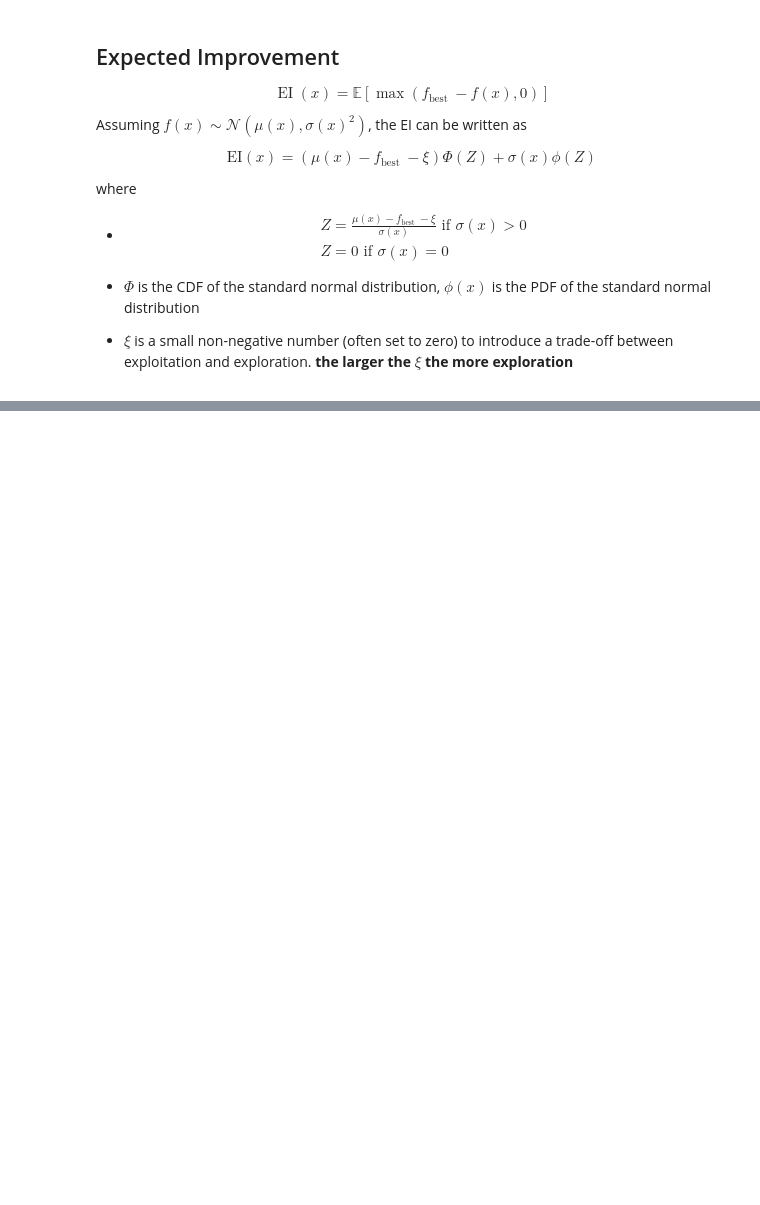
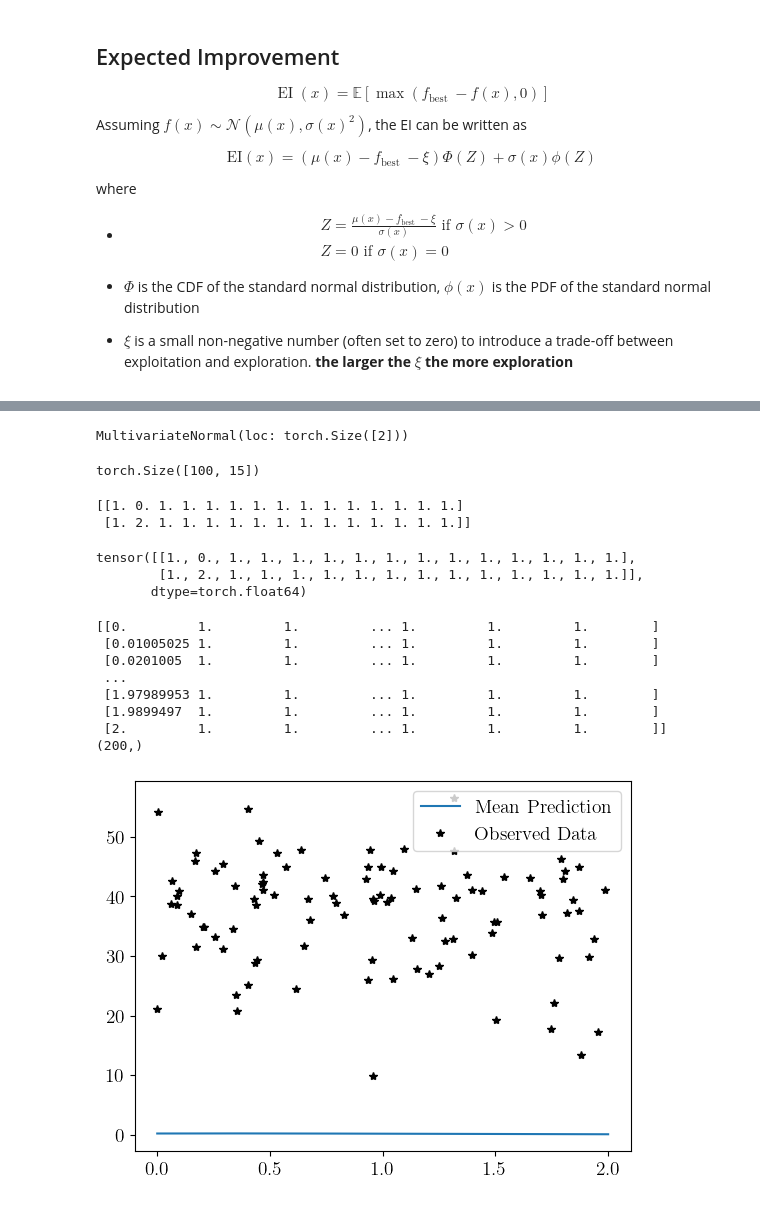
Before and after one commit to AliAlkadhim/Pythia8_SBI_Tune, a Jupyter notebook: code/BayesOpt/Gpytorch_Tune_all_params.ipynb, the cells around one changed output, grey strips where cells are left out. Drawn from its saved outputs; the diff is of its cells as text; code cells hidden in the pictures; blank space fills up the shorter version.

Commit message:
update Gpytorch all parameters

```diff
--- a/code/BayesOpt/Gpytorch_Tune_all_params.ipynb
+++ b/code/BayesOpt/Gpytorch_Tune_all_params.ipynb
@@ -363,3 +340,6 @@ objective function = 2.416050971321793
+# %%
+train_x = train_df[param_names].to_numpy()
+train_y = train_df['chi2'].to_numpy()
 # %%
 train_x.shape
 # %% [output]
@@ -518,0 +426,68 @@ torch.Size([1])
+# %%
+model.predict(x_candidates)
+# %% [output]
+MultivariateNormal(loc: torch.Size([2]))
+# %%
+train_x.shape
+# %% [output]
+torch.Size([100, 15])
+# %%
+def make_multidim_xstar(param,size):
+
+    x_star0 = Sample_param(param,size).linspace()
+    empty = np.ones((size,15))
+    param_prefix = get_param_prefix(param)
+    full_param_name = param_prefix + ':' + param
+    param_index = param_names.index(full_param_name)
+    empty[:,param_index] = x_star0
+    print(empty)
+    return torch.tensor(empty)
+# %%
+make_multidim_xstar(param='bLund',size=2)
+# %% [output]
+[[1. 0. 1. 1. 1. 1. 1. 1. 1. 1. 1. 1. 1. 1. 1.]
+ [1. 2. 1. 1. 1. 1. 1. 1. 1. 1. 1. 1. 1. 1. 1.]]
+tensor([[1., 0., 1., 1., 1., 1., 1., 1., 1., 1., 1., 1., 1., 1., 1.],
+        [1., 2., 1., 1., 1., 1., 1., 1., 1., 1., 1., 1., 1., 1., 1.]],
+       dtype=torch.float64)
+# %%
+def plot_model_param(model,param):
+    train_x = model.train_inputs[0].numpy()
+    param_prefix = get_param_prefix(param)
+    full_param_name = param_prefix + ':' + param
+    param_index = param_names.index(full_param_name)
+
+    train_x_param = train_x[:,param_index]
+    train_y = model.train_targets.numpy()
+
+    if train_x.shape[1] == 1 or train_x.ndim ==1:
+        x_star = torch.linspace(train_x.min(), train_x.max(), 200)
+    else:
+        # x_star = make_x_candidates(PARAM_DICT,200)
+        x_star  = make_multidim_xstar(param,200)
+
+    model.eval()
+    predictive_distribution = model.predict(x_star)
+    lower, upper = predictive_distribution.confidence_region()
+    pred = predictive_distribution.mean.numpy()
+
+    print(pred.shape)
+
+    x_star_param =x_star[:,param_index].numpy()
+    plt.plot(x_star_param, pred, label='Mean Prediction')
+    # plt.fill_between(x_star_aLund.numpy(), lower.numpy(), upper.numpy(), alpha=0.5)
+    plt.plot(train_x_param, train_y, 'k*', label='Observed Data')
+    plt.legend()
+    plt.show()
+# %%
+plot_model_param(model, 'aLund')
+# %% [output]
+[[0.         1.         1.         ... 1.         1.         1.        ]
+ [0.01005025 1.         1.         ... 1.         1.         1.        ]
+ [0.0201005  1.         1.         ... 1.         1.         1.        ]
+ ...
+ [1.97989953 1.         1.         ... 1.         1.         1.        ]
+ [1.9899497  1.         1.         ... 1.         1.         1.        ]
+ [2.         1.         1.         ... 1.         1.         1.        ]]
+(200,)
+[figure, added]
```
Also changed, not shown: parts of 25 cells of this notebook.
